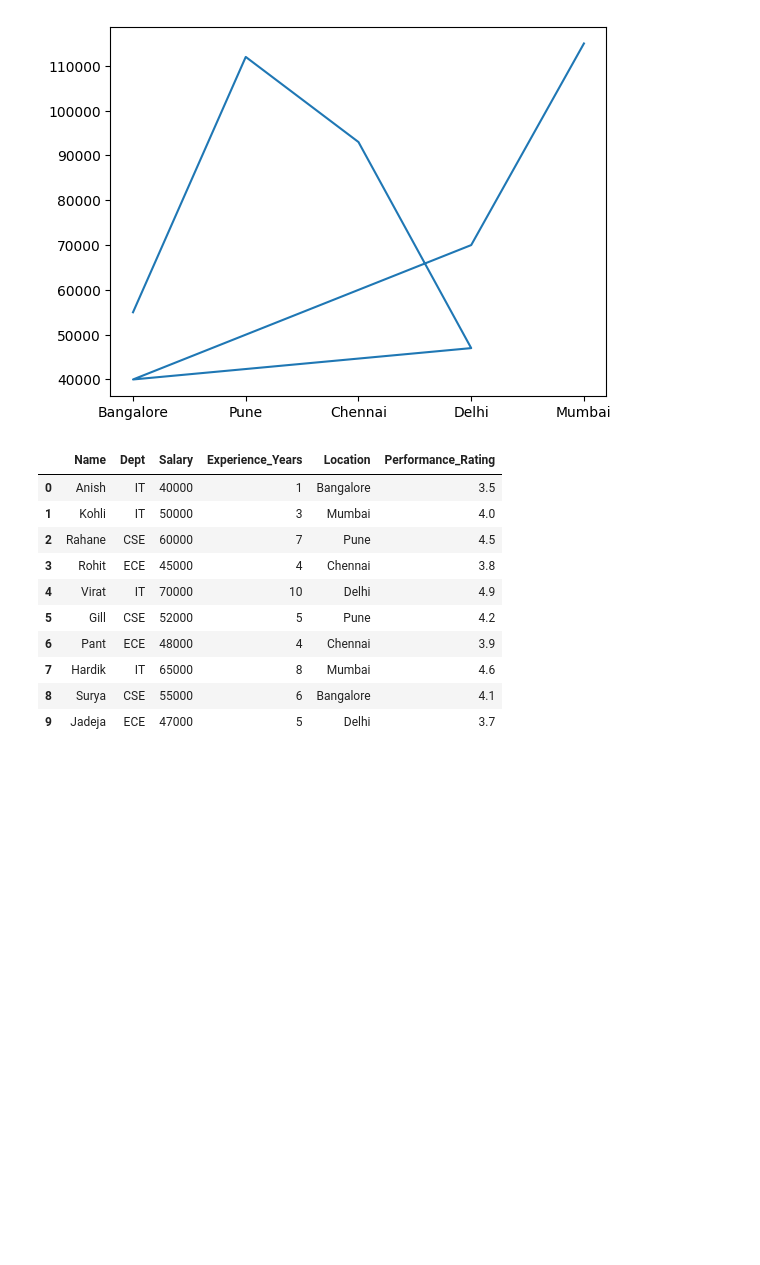
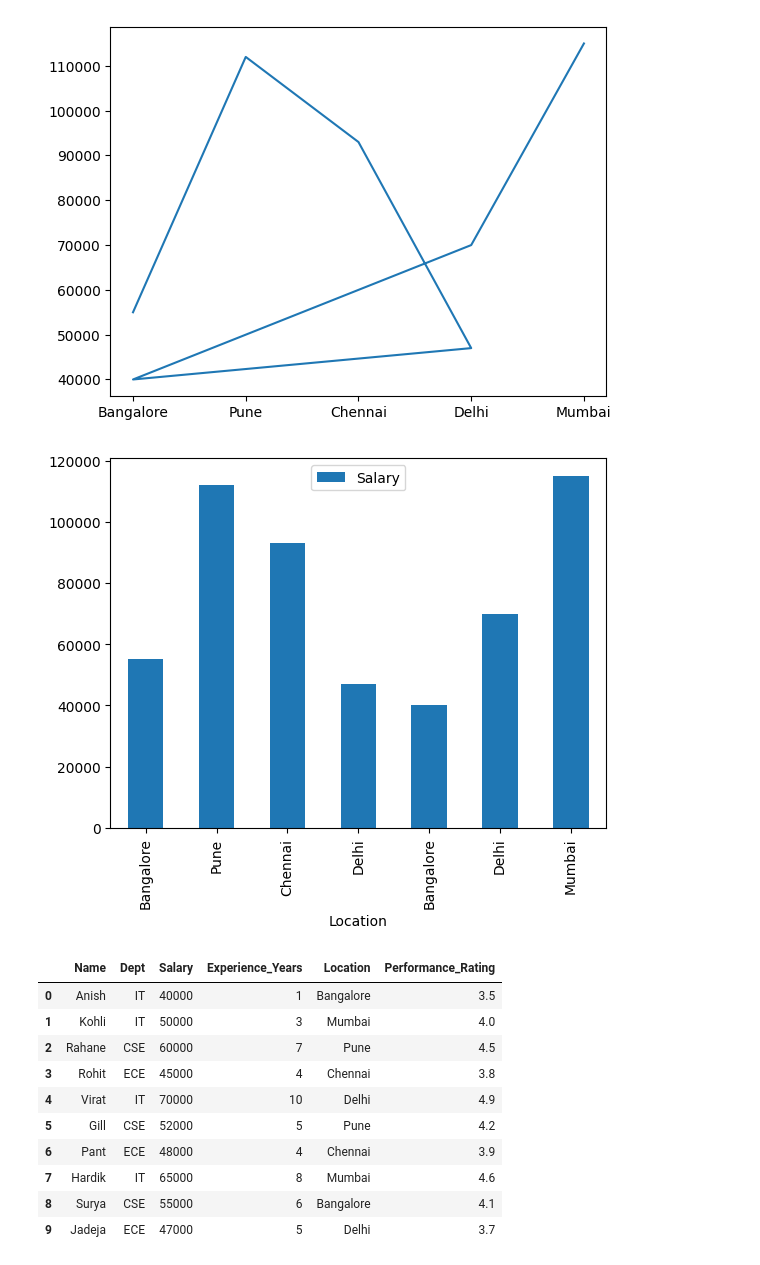
Before and after one commit to mjani192003/numpy_and_pandas_prac, a Jupyter notebook: pandas.ipynb, the cells around one changed output. Drawn from its saved outputs; the diff is of its cells as text; code cells hidden in the pictures; blank space fills up the shorter version.

```diff
--- a/pandas.ipynb
+++ b/pandas.ipynb
@@ -43,6 +43,15 @@ plt.plot(grp_1['Location'],grp_1['Salary'])
 plt.show()
 # %% [output]
 [figure]
+# %%
+grp_1.plot(
+    x='Location',
+    y='Salary',
+    kind='bar'
+)
+plt.show()
+# %% [output]
+[figure, added]
 # %%
 data
 # %% [output]
```
Also changed, not shown: parts of 16 cells of this notebook.
